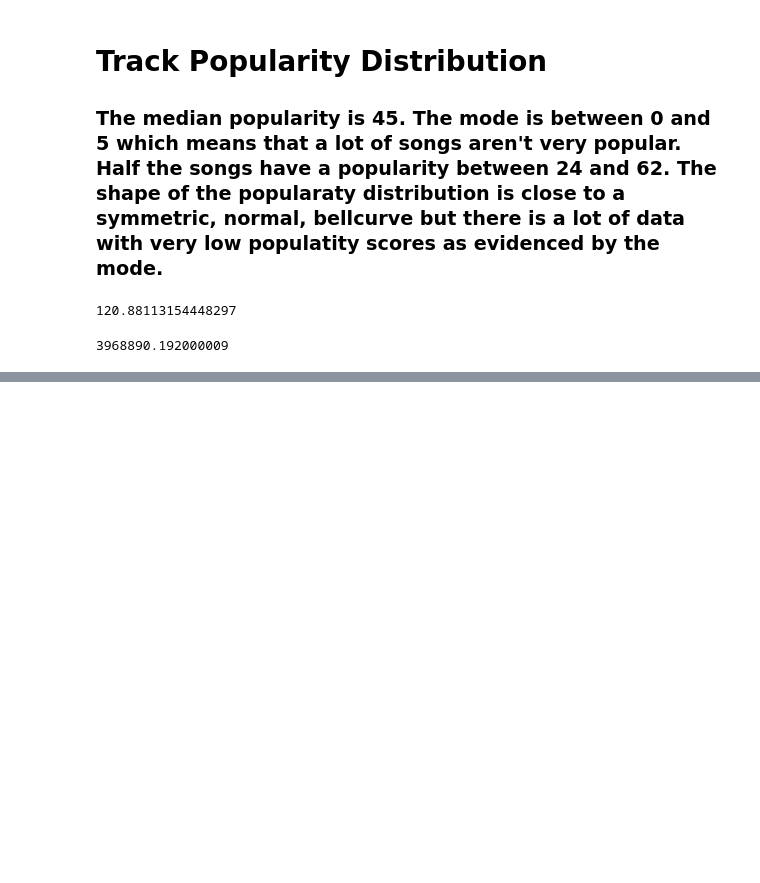
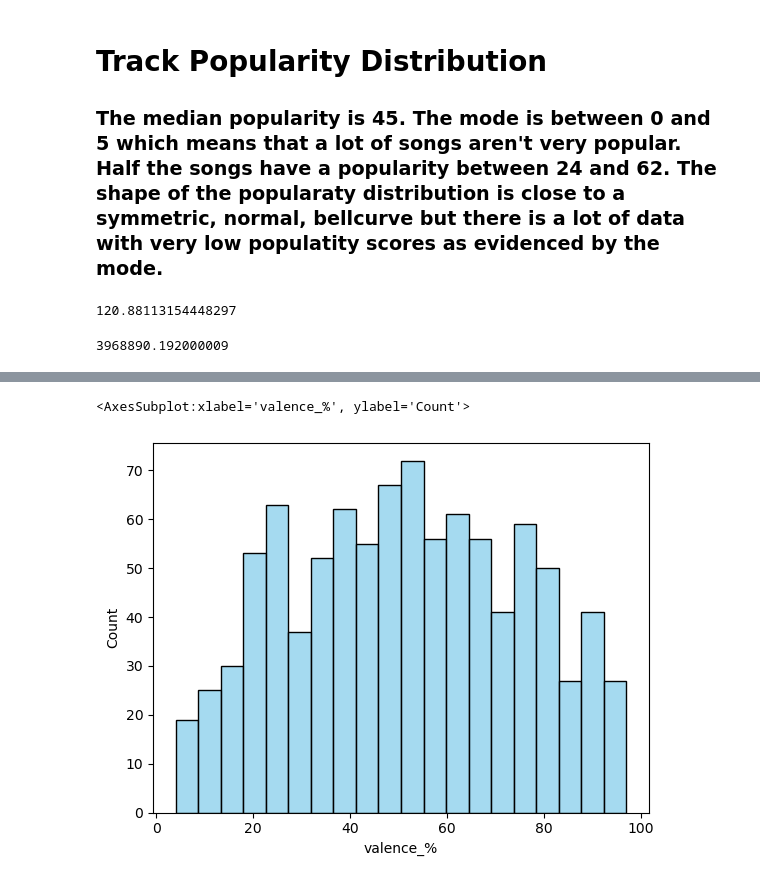
Before and after one commit to Rain0rShine/Artificial-Intelligence, a Jupyter notebook: Semester 1/Spotify/Spotify Songs.ipynb, the cells around one changed output, grey strips where cells are left out. Cells and saved outputs as stored; diff of their text form; code cells hidden in the pictures; blank space fills up the shorter version.

```diff
--- a/Semester 1/Spotify/Spotify Songs.ipynb
+++ b/Semester 1/Spotify/Spotify Songs.ipynb
@@ -64,0 +70,5 @@ avg1(spotS["tempo"])
+# %%
+sns.histplot(spotify2023["valence_%"], bins = 20, kde=False, color='skyblue')
+# %% [output]
+<AxesSubplot:xlabel='valence_%', ylabel='Count'>
+[figure, added]
```
Also changed, not shown: parts of 5 cells of this notebook, 1 other file.
